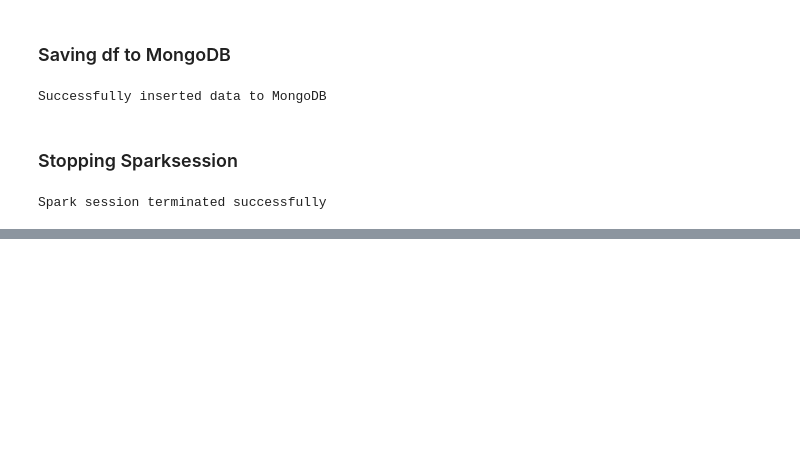
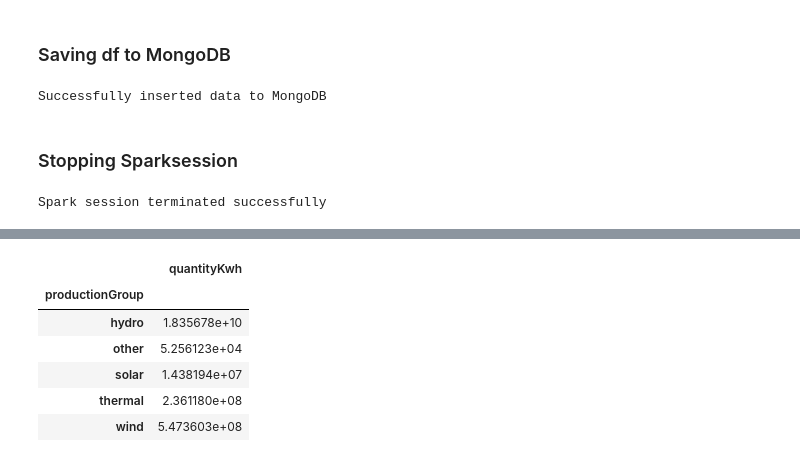
Before and after one commit to Satheris/IND320_SMAA, a Jupyter notebook: project/Assignment2.ipynb, the cells around one changed output, grey strips where cells are left out. Cells and saved outputs as stored; diff of their text form; code cells hidden in the pictures; blank space fills up the shorter version.

```diff
--- a/project/Assignment2.ipynb
+++ b/project/Assignment2.ipynb
@@ -283,0 +288,12 @@ Spark session terminated successfully
+# %%
+db = client['project']
+collection = db['data']
+
+try:
+    items = collection.find()
+    items = list(items)
+    for i, item in enumerate(items):
+        if i < 10:
+            print(item)
+except Exception as e:
+    print(e)
@@ -283,0 +311,15 @@ Spark session terminated successfully
+# %%
+df = pd.DataFrame(items)
+area = 'NO1'
+
+df_kwh_byArea = df[df['priceArea'] == area].groupby('productionGroup').agg({'quantityKwh': 'sum'})
+
+df_kwh_byArea.head()
+# %% [output]
+|  | quantityKwh |
+| productionGroup |  |
+| hydro | 1.835678e+10 |
+| other | 5.256123e+04 |
+| solar | 1.438194e+07 |
+| thermal | 2.361180e+08 |
+| wind | 5.473603e+08 |
```
Also changed, not shown: parts of 4 cells of this notebook.
